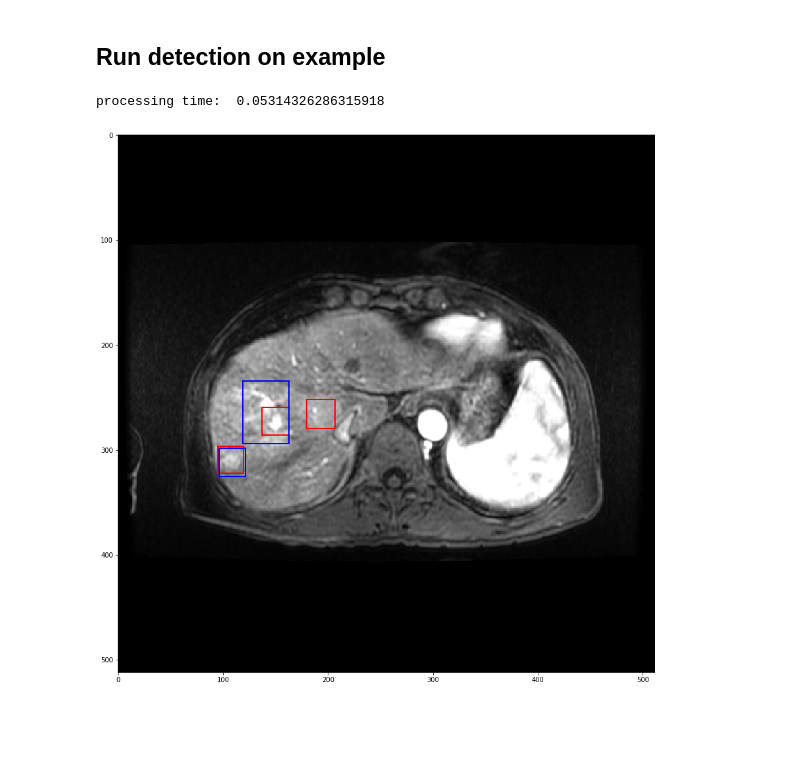
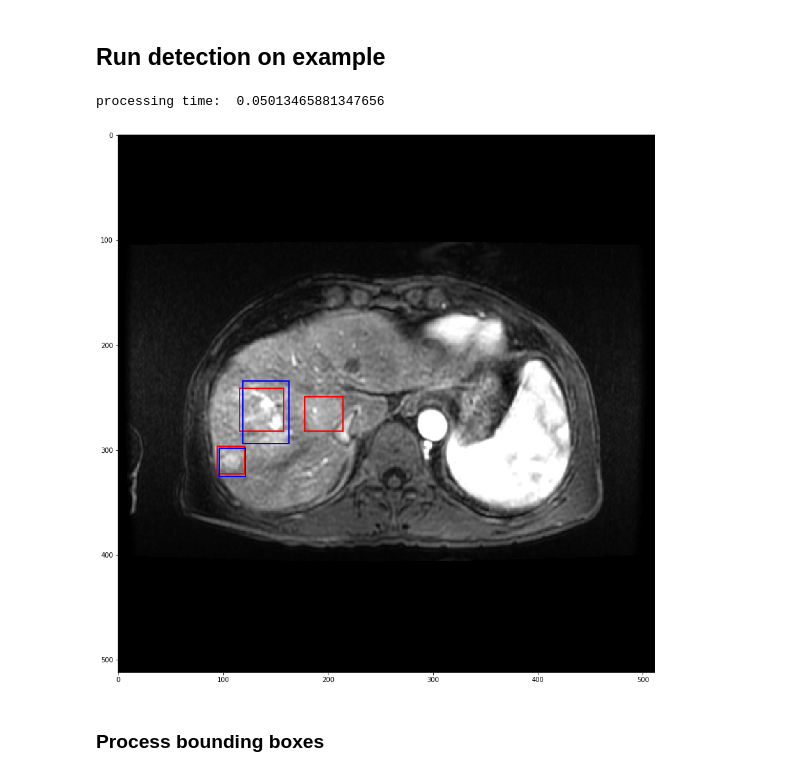
Before and after one commit to jmj23/keras-retinanet, a Jupyter notebook: examples/TestHCCretinanet.ipynb, the cells around one changed output. Drawn from its saved outputs; the diff is of its cells as text; code cells hidden in the pictures; blank space fills up the shorter version.

Commit message:
started adding bounding box stats

```diff
--- a/examples/TestHCCretinanet.ipynb
+++ b/examples/TestHCCretinanet.ipynb
@@ -45,7 +45,7 @@ keras.backend.tensorflow_backend.set_session(get_session())
 # paths and parameters
 val_csv = 'C:\\Users\\jmj136.UWHIS\\Documents\\keras-retinanet\\keras_retinanet\\hcc_retinadata_val.csv'
 model_path = os.path.join('C:\\Users','jmj136.UWHIS','Documents','keras-retinanet',
-                          'keras_retinanet','snapshots', 'resnet50_csv_04.h5')
+                          'keras_retinanet','snapshots', 'resnet50_csv_45.h5')
 seq_list = ['Inp','Out','T2f','T1p','T1a','T1v','T1d','Dw1','Dw2']
 seqs = seq_list[3:6]
 # %% [output]
@@ -106,33 +110,35 @@ _, ax = plt.subplots(1,figsize=(15,15))
 # Display the image
 ax.imshow(draw,cmap='gray')
 
 # visualize detections
 for coords, score, label in zip(boxes[0], scores[0], labels[0]):
-    if score < .4:
+    if score < .5:
         break
     x = coords[0]
     y = coords[1]
     w = coords[2] - x
     h = coords[3] - y
     rect = patches.Rectangle(
         (x, y), w, h, linewidth=2, edgecolor='r', facecolor='none')
     # Add the patch to the Axes
     ax.add_patch(rect)
 
 # get ground truth bboxes
 bbox_inds = np.where([fp==unq_file_paths[image_index] for fp in file_paths])[0]
 for bind in bbox_inds:
     coords = all_true_coords[bind]
     x = coords[0]
     y = coords[1]
     w = coords[2] - x
     h = coords[3] - y
     rect = patches.Rectangle(
         (x, y), w, h, linewidth=2, edgecolor='b', facecolor='none')
     # Add the patch to the Axes
     ax.add_patch(rect)
 
 plt.show()
 # %% [output]
-processing time:  0.05314326286315918
+processing time:  0.05013465881347656
-[figure, old version]
+[figure, new version]
+# %% [markdown]
+### Process bounding boxes
```
Also changed, not shown: parts of 2 cells of this notebook.
